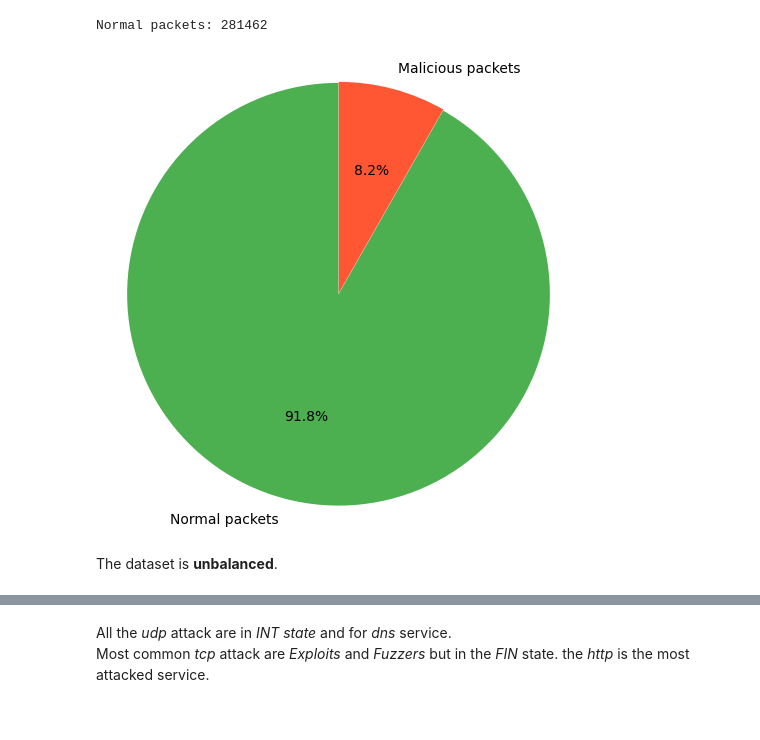
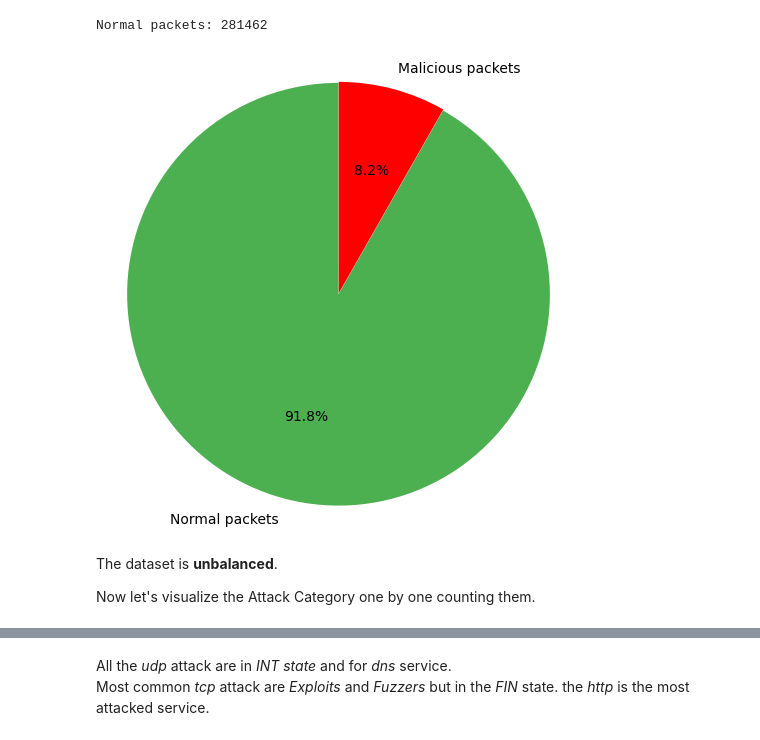
Before and after one commit to Mugna46/AI_project, a Jupyter notebook: AI.ipynb, the cells around one changed output, grey strips where cells are left out. Cells and saved outputs as stored; diff of their text form; code cells hidden in the pictures.

```diff
--- a/AI.ipynb
+++ b/AI.ipynb
@@ -114,13 +121,15 @@ Normal packets: 281462
 # %%
 labels = ['Normal packets', 'Malicious packets']
 sizes = [label_0_count, label_1_count]
-colors = ['#4CAF50', '#FF5733']
+colors = ['#4CAF50', '#FF0000']
 
 plt.figure(figsize=(6, 6))
 plt.pie(sizes, labels=labels, colors=colors, autopct='%1.1f%%', startangle=90, explode=(0.005, 0))
 plt.axis('equal')
 plt.show()
 # %% [output]
-[figure, old version]
+[figure, new version]
 # %% [markdown]
 The dataset is **unbalanced**.
+
+Now let's visualize the Attack Category one by one counting them.
```
Also changed, not shown: parts of 18 cells of this notebook, 1 other file.
